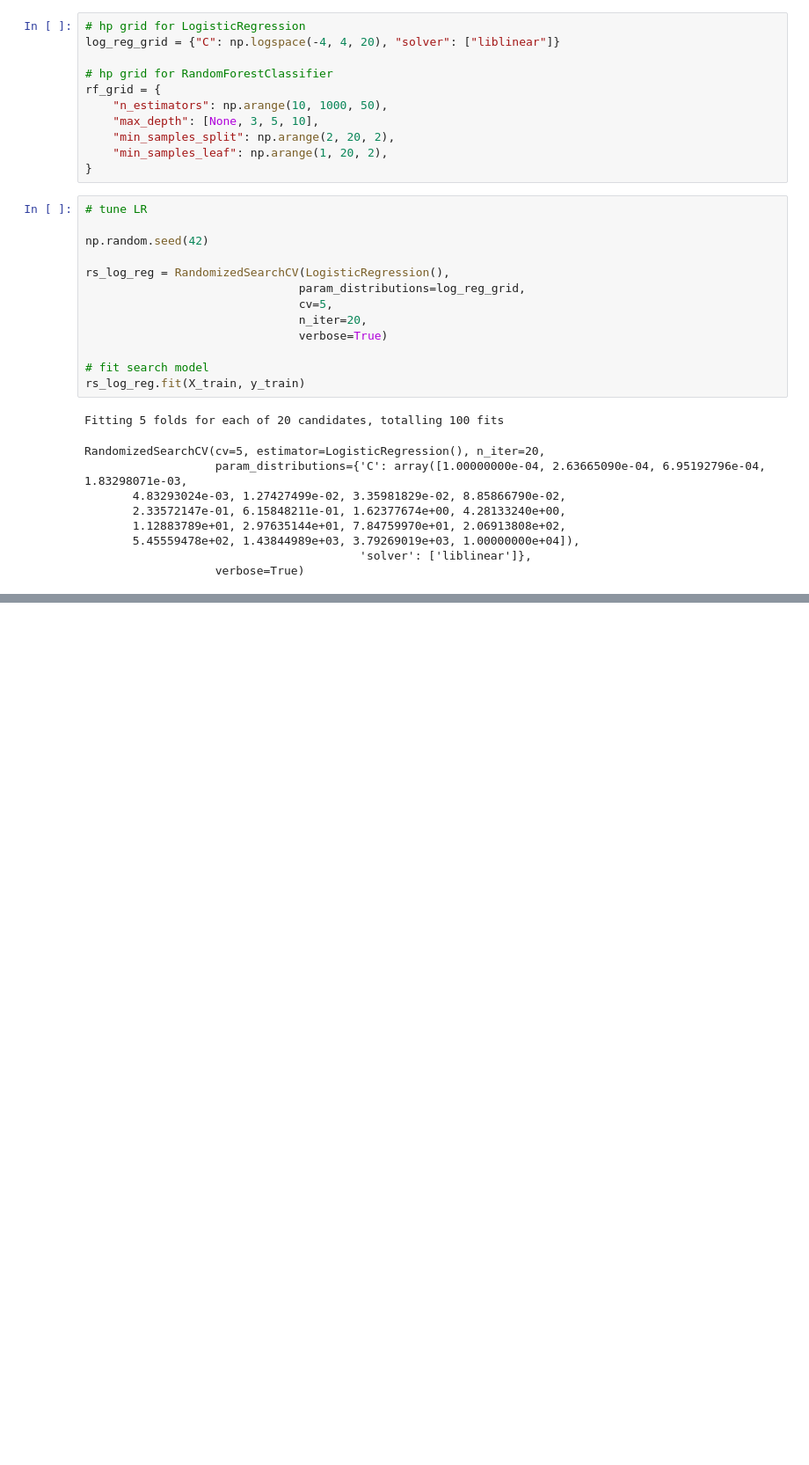
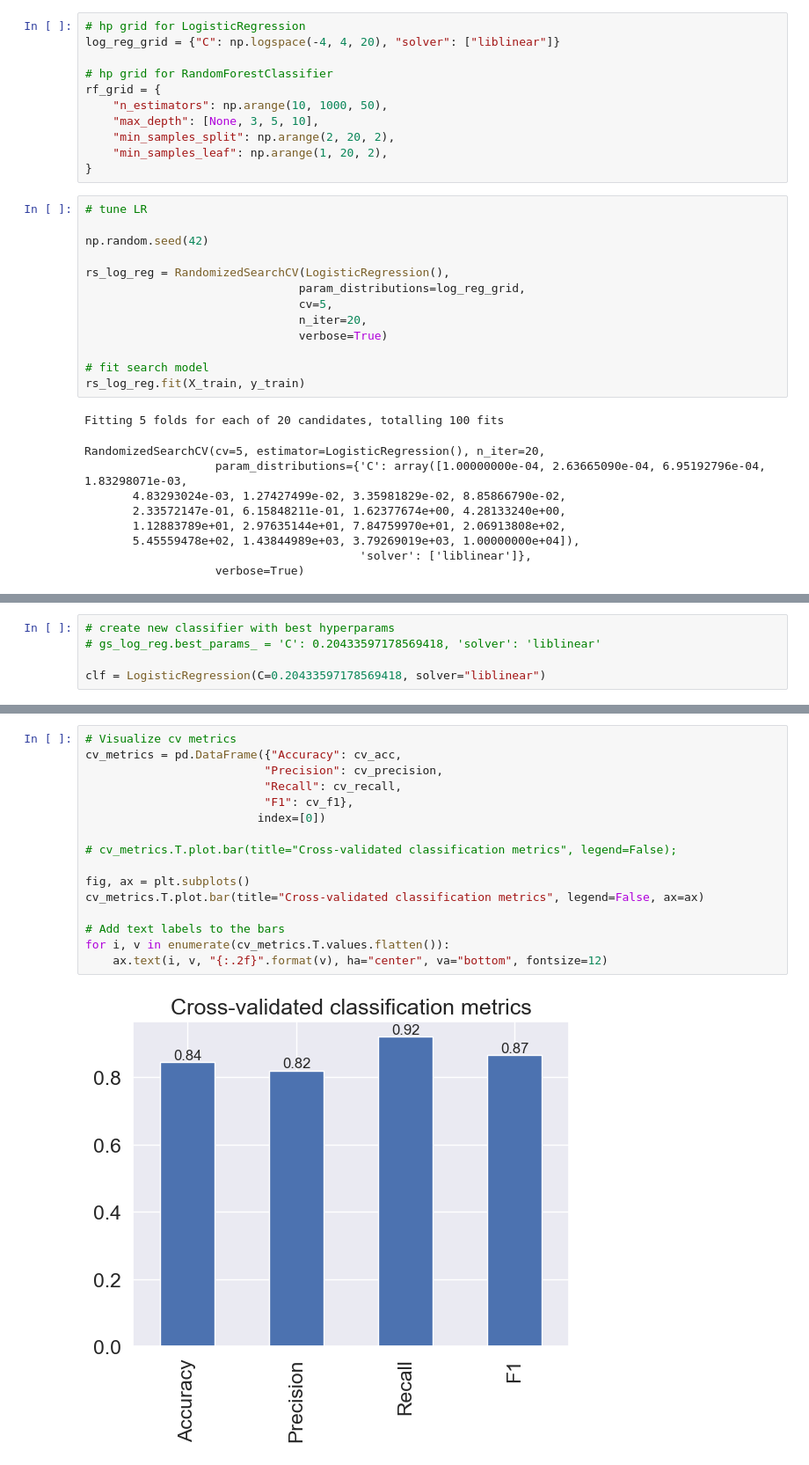
Before and after one commit to mrcruz117/heart-disease-prediction, a Jupyter notebook: heart-disease-classification.ipynb, the cells around one changed output, grey strips where cells are left out. Shown at 88% size. Saved outputs shown, nothing was run; the diff lists cells and outputs as text; blank space fills up the shorter version.

Commit message:
completed cv eval metrics

```diff
--- a/heart-disease-classification.ipynb
+++ b/heart-disease-classification.ipynb
@@ -518,0 +538,5 @@ plot_conf_mat(y_test, y_preds)
+# %%
+# create new classifier with best hyperparams
+# gs_log_reg.best_params_ = 'C': 0.20433597178569418, 'solver': 'liblinear'
+
+clf = LogisticRegression(C=0.20433597178569418, solver="liblinear")
@@ -518,0 +583,18 @@ plot_conf_mat(y_test, y_preds)
+# %%
+# Visualize cv metrics
+cv_metrics = pd.DataFrame({"Accuracy": cv_acc,
+                          "Precision": cv_precision,
+                          "Recall": cv_recall,
+                          "F1": cv_f1},
+                         index=[0])
+
+# cv_metrics.T.plot.bar(title="Cross-validated classification metrics", legend=False);
+
+fig, ax = plt.subplots()
+cv_metrics.T.plot.bar(title="Cross-validated classification metrics", legend=False, ax=ax)
+
+# Add text labels to the bars
+for i, v in enumerate(cv_metrics.T.values.flatten()):
+    ax.text(i, v, "{:.2f}".format(v), ha="center", va="bottom", fontsize=12)
+# %% [output]
+[figure, added]
```
Also changed, not shown: parts of 34 cells of this notebook.
